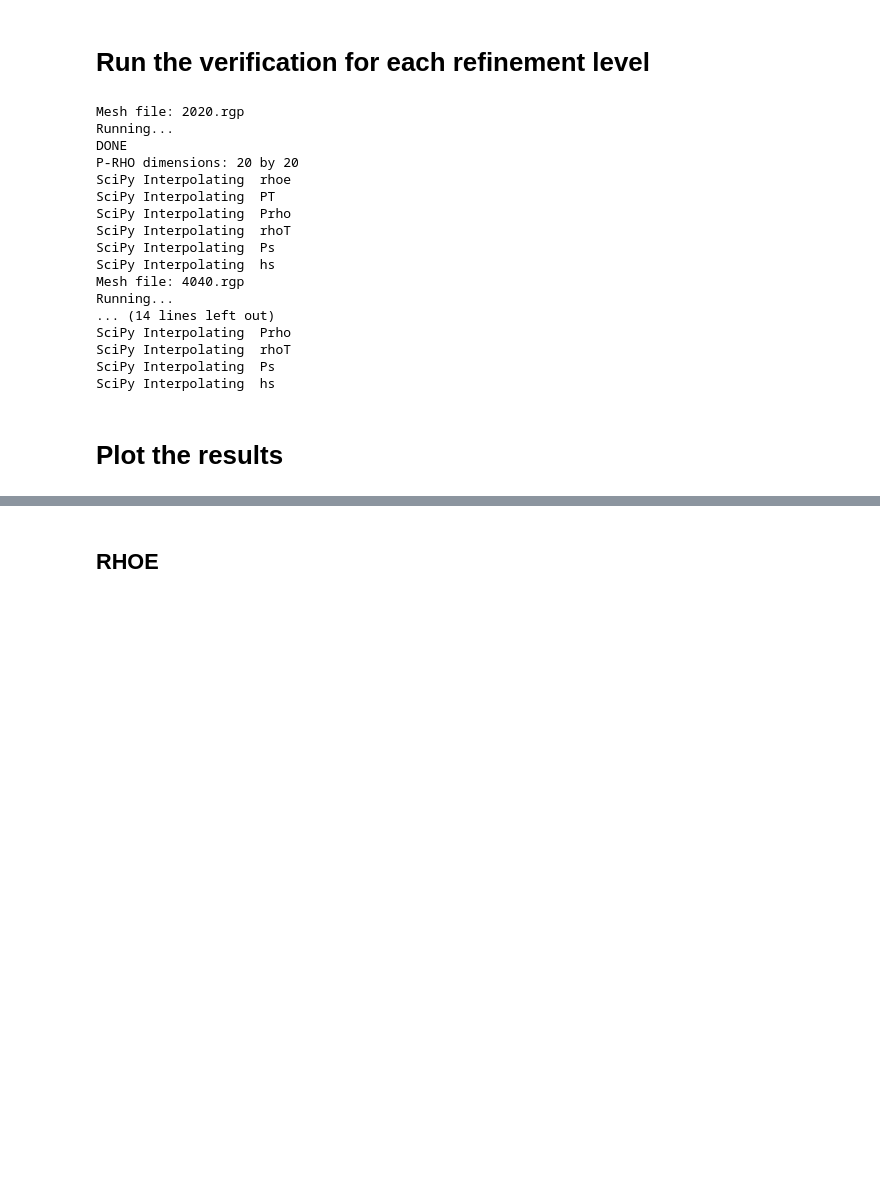
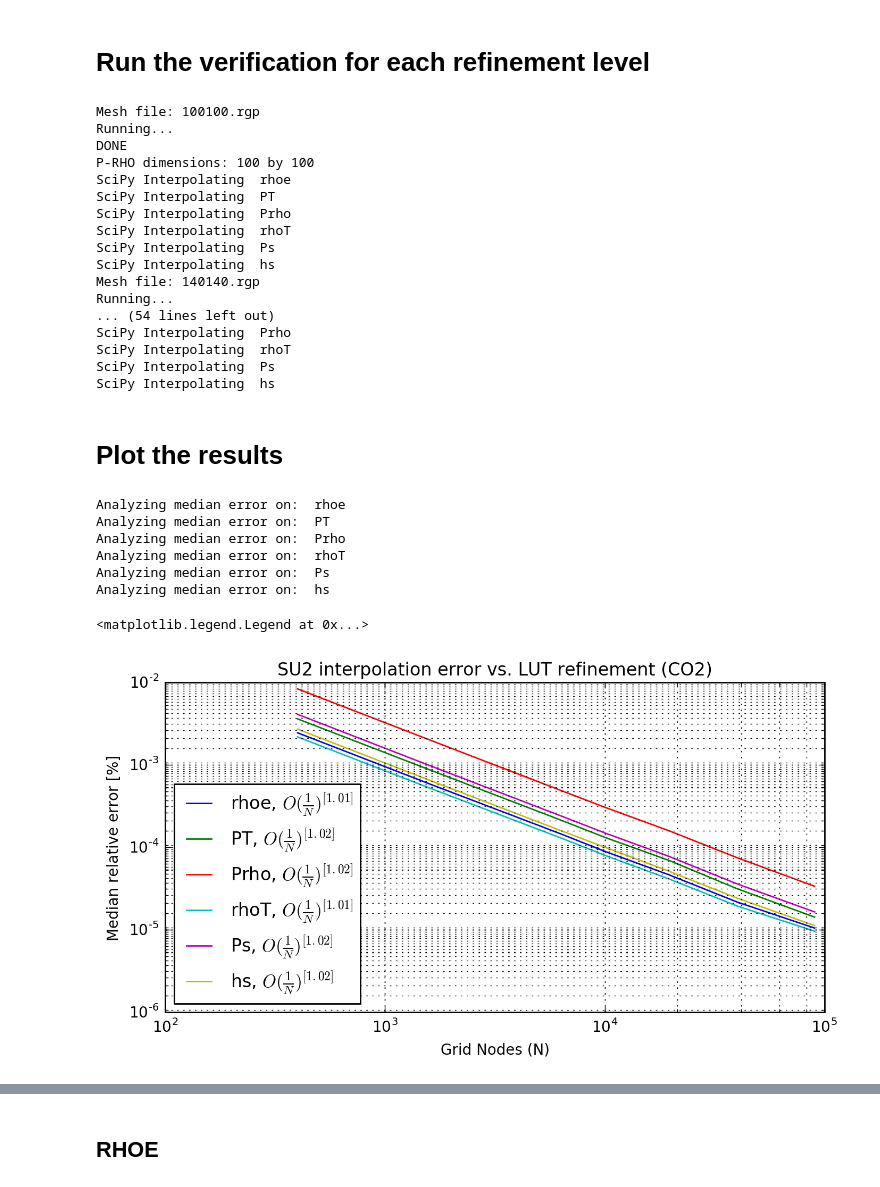
Before and after one commit to MatejKosec/LUTStandAlone, a Jupyter notebook: Verification_2.ipynb, the cells around one changed output, grey strips where cells are left out. Saved outputs shown, nothing was run; the diff lists cells and outputs as text; code cells hidden in the pictures; blank space fills up the shorter version.

```diff
--- a/Verification_2.ipynb
+++ b/Verification_2.ipynb
@@ -37,7 +39,7 @@ for level in Refinement_Levels:
              pass
 
     #Use the thermotable related to the desired refinement level
-    copyfile('TableLibrary/'+level.filename, 'CO2.rgp')
+    copyfile('TableLibrary/'+level.filename, 'TableFile.rgp')
     print 'Mesh file:',  level.filename;
     #Recompile if necessary
     os.system('make Debug/makefile');
@@ -50,19 +52,19 @@ for level in Refinement_Levels:
     level.load_results_SU2();
     level.load_results_SciPy('linear');
 # %% [output]
-Mesh file: 2020.rgp
+Mesh file: 100100.rgp
 Running...
 DONE
-P-RHO dimensions: 20 by 20
+P-RHO dimensions: 100 by 100
 SciPy Interpolating  rhoe
 SciPy Interpolating  PT
 SciPy Interpolating  Prho
 SciPy Interpolating  rhoT
 SciPy Interpolating  Ps
 SciPy Interpolating  hs
-Mesh file: 4040.rgp
+Mesh file: 140140.rgp
 Running...
-... (14 lines left out)
+... (54 lines left out)
 SciPy Interpolating  Prho
 SciPy Interpolating  rhoT
 SciPy Interpolating  Ps
@@ -70,2 +85,17 @@ SciPy Interpolating  hs
 # %% [markdown]
 # Plot the results
+# %%
+plt.rc("savefig", dpi=200)
+plt.figure(figsize=(8,4))
+plt.title('SU2 interpolation error vs. LUT refinement (CO2)')
+plot_median_errors(Refinement_Levels)
+plt.legend(loc='best')
+# %% [output]
+Analyzing median error on:  rhoe
+Analyzing median error on:  PT
+Analyzing median error on:  Prho
+Analyzing median error on:  rhoT
+Analyzing median error on:  Ps
+Analyzing median error on:  hs
+<matplotlib.legend.Legend at 0x...>
+[figure, added]
```
Also changed, not shown: parts of 9 cells of this notebook, 8 other files.
